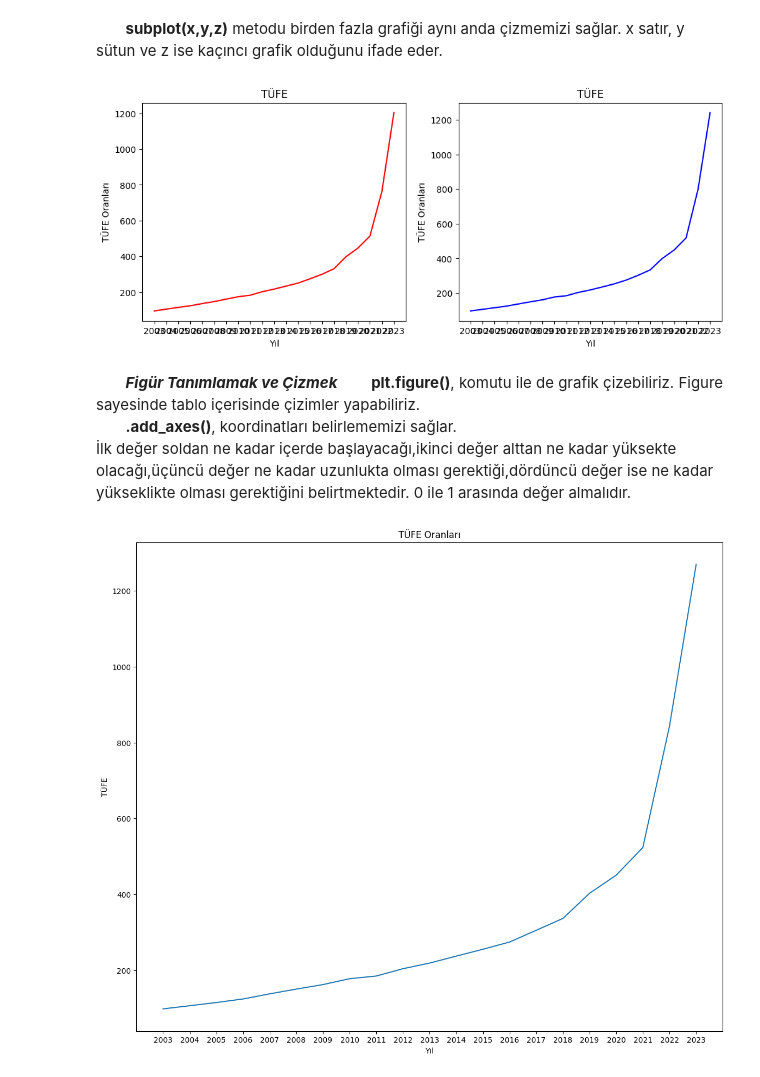
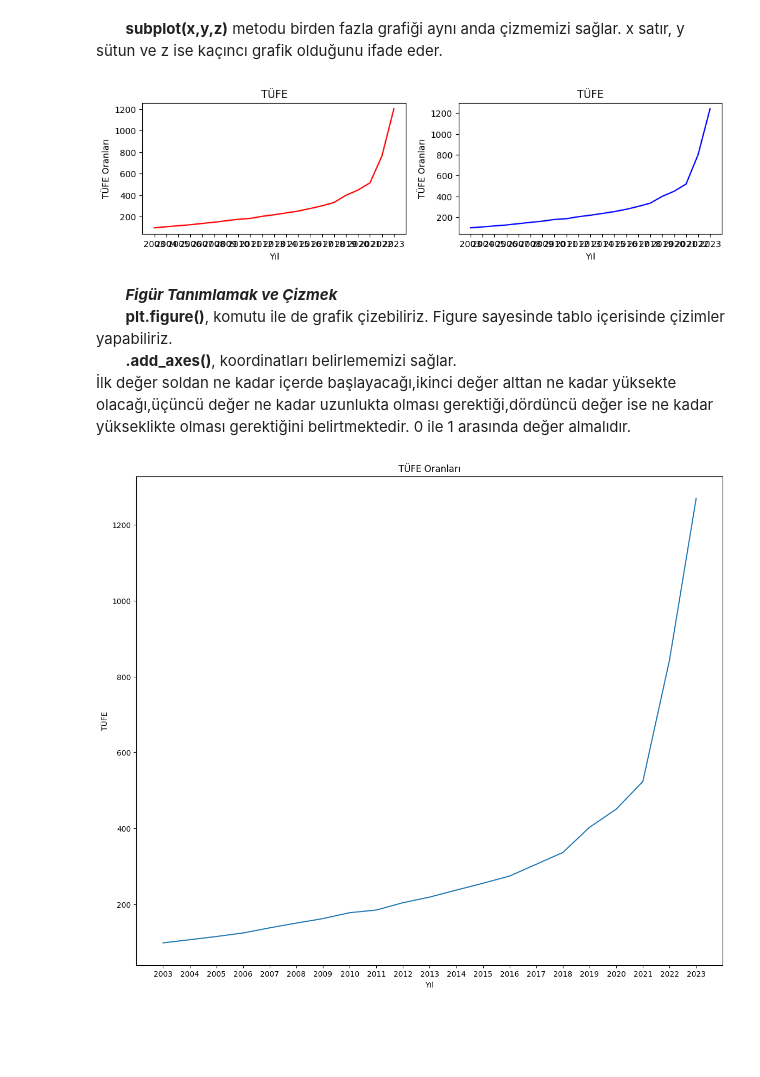
Before and after one commit to brkyyrr/calisma_dokumanlarim, a Jupyter notebook: Matplotlib/matplotlib.ipynb, the cells around one changed output. Drawn from its saved outputs; the diff is of its cells as text; code cells hidden in the pictures; blank space fills up the shorter version.

```diff
--- a/Matplotlib/matplotlib.ipynb
+++ b/Matplotlib/matplotlib.ipynb
@@ -58,24 +58,24 @@ plt.show()
 # %% [markdown]
 &nbsp; &nbsp; &nbsp; &nbsp;<b>subplot(x,y,z)</b> metodu birden fazla grafiği aynı anda çizmemizi sağlar. x satır, y sütun ve z ise kaçıncı grafik olduğunu ifade eder.
 # %%
-plt.figure(figsize=(12,10))
+plt.figure(figsize=(12,6))
 
 plt.subplot(2,2,1)
 plt.plot(data.index, data["Ocak"], color="red")
 plt.title("TÜFE")
 plt.xlabel("Yıl")
 plt.ylabel("TÜFE Oranları")
 
 plt.subplot(2,2,2)
 plt.plot(data.index, data["Şubat"], color="blue")
 plt.title("TÜFE")
 plt.xlabel("Yıl")
 plt.ylabel("TÜFE Oranları")
 plt.show()
 # %% [output]
-[figure, old version]
+[figure, new version]
 # %% [markdown]
-&nbsp; &nbsp; &nbsp; &nbsp;<b><i>Figür Tanımlamak ve Çizmek</i></b> </br>
+&nbsp; &nbsp; &nbsp; &nbsp;<b><i>Figür Tanımlamak ve Çizmek</i></b><br/>
 &nbsp; &nbsp; &nbsp; &nbsp;<b>plt.figure()</b>, komutu ile de grafik çizebiliriz. Figure sayesinde tablo içerisinde çizimler yapabiliriz.<br/>
 &nbsp; &nbsp; &nbsp; &nbsp;<b>.add_axes()</b>, koordinatları belirlememizi sağlar.<br/>
 İlk değer soldan ne kadar içerde başlayacağı,ikinci değer alttan ne kadar yüksekte olacağı,üçüncü değer ne kadar uzunlukta olması gerektiği,dördüncü değer ise ne kadar yükseklikte olması gerektiğini belirtmektedir. 0 ile 1 arasında değer almalıdır.
```
Also changed, not shown: parts of 14 cells of this notebook, 2 other files.
